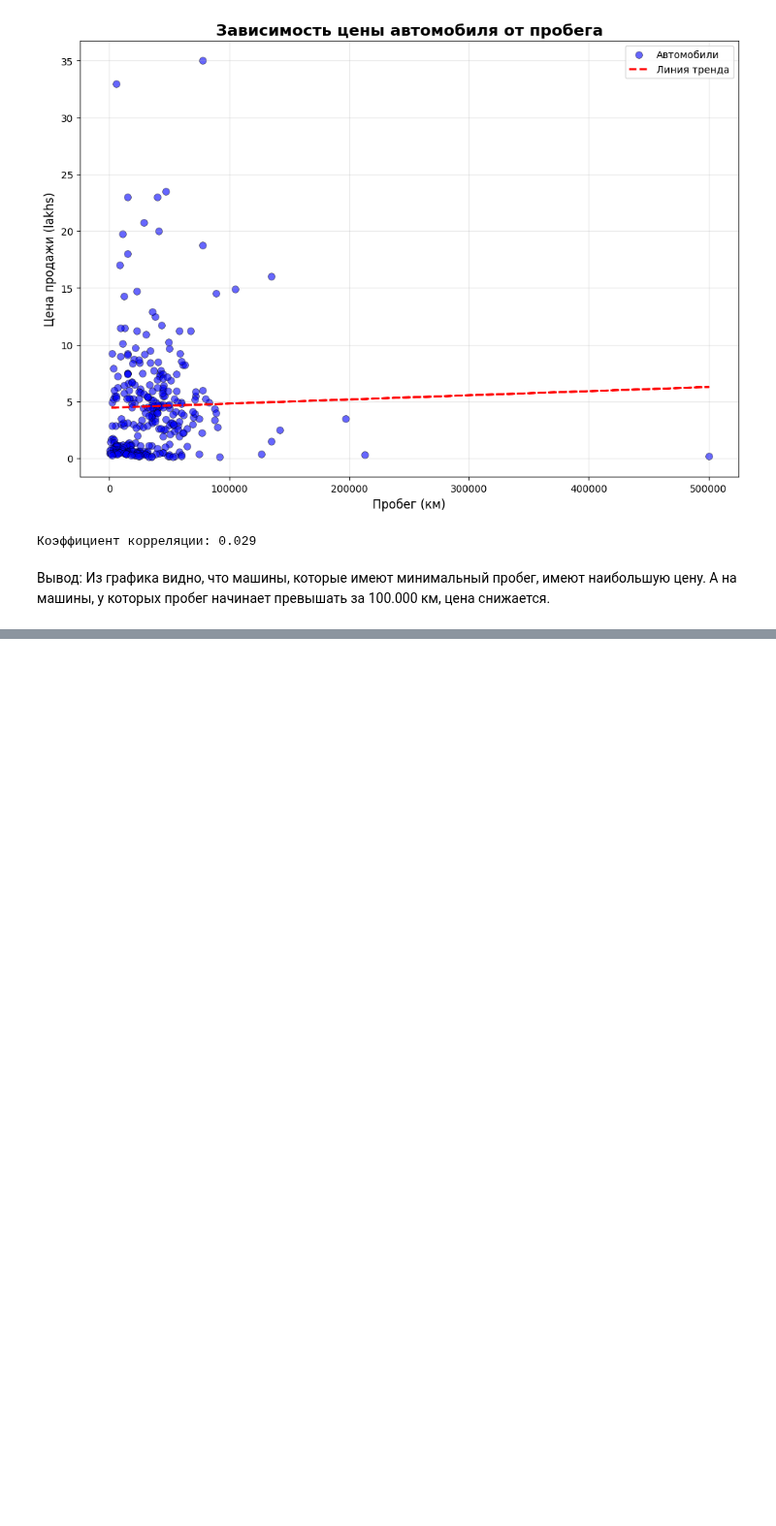
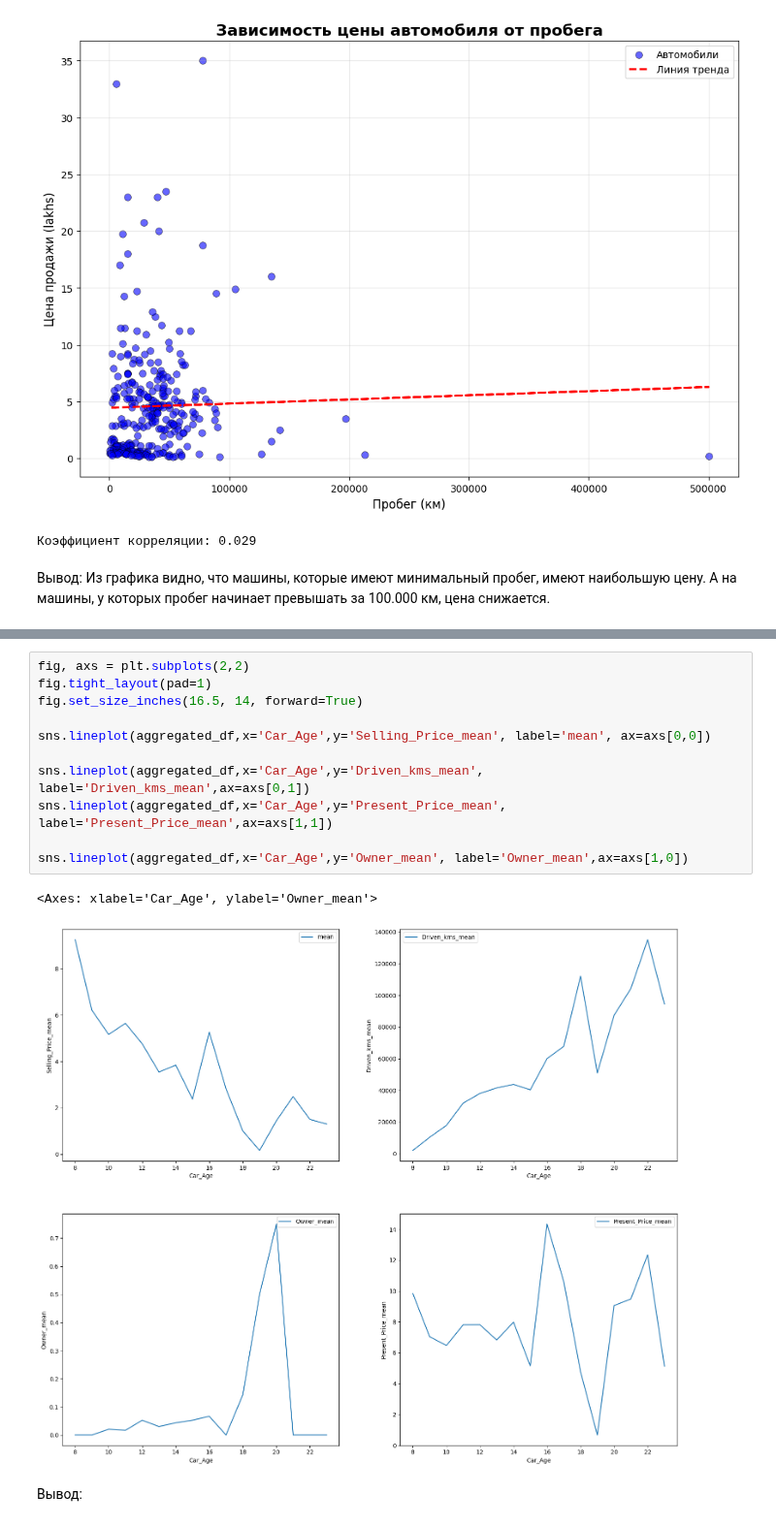
Before and after one commit to MarinaFeDv/mf_project, a Jupyter notebook: eda/eda.ipynb, the cells around one changed output, grey strips where cells are left out. Shown at 97% size. Saved outputs shown, nothing was run; the diff lists cells and outputs as text; blank space fills up the shorter version.

```diff
--- a/eda/eda.ipynb
+++ b/eda/eda.ipynb
@@ -368,0 +395,16 @@ sns.heatmap(feature_correlation, annot=True)
+# %%
+fig, axs = plt.subplots(2,2)
+fig.tight_layout(pad=1)
+fig.set_size_inches(16.5, 14, forward=True)
+
+sns.lineplot(aggregated_df,x='Car_Age',y='Selling_Price_mean', label='mean', ax=axs[0,0])
+
+sns.lineplot(aggregated_df,x='Car_Age',y='Driven_kms_mean', label='Driven_kms_mean',ax=axs[0,1])
+sns.lineplot(aggregated_df,x='Car_Age',y='Present_Price_mean', label='Present_Price_mean',ax=axs[1,1])
+
+sns.lineplot(aggregated_df,x='Car_Age',y='Owner_mean', label='Owner_mean',ax=axs[1,0])
+# %% [output]
+<Axes: xlabel='Car_Age', ylabel='Owner_mean'>
+[figure, added]
+# %% [markdown]
+Вывод:
```
Also changed, not shown: parts of 12 cells of this notebook.
